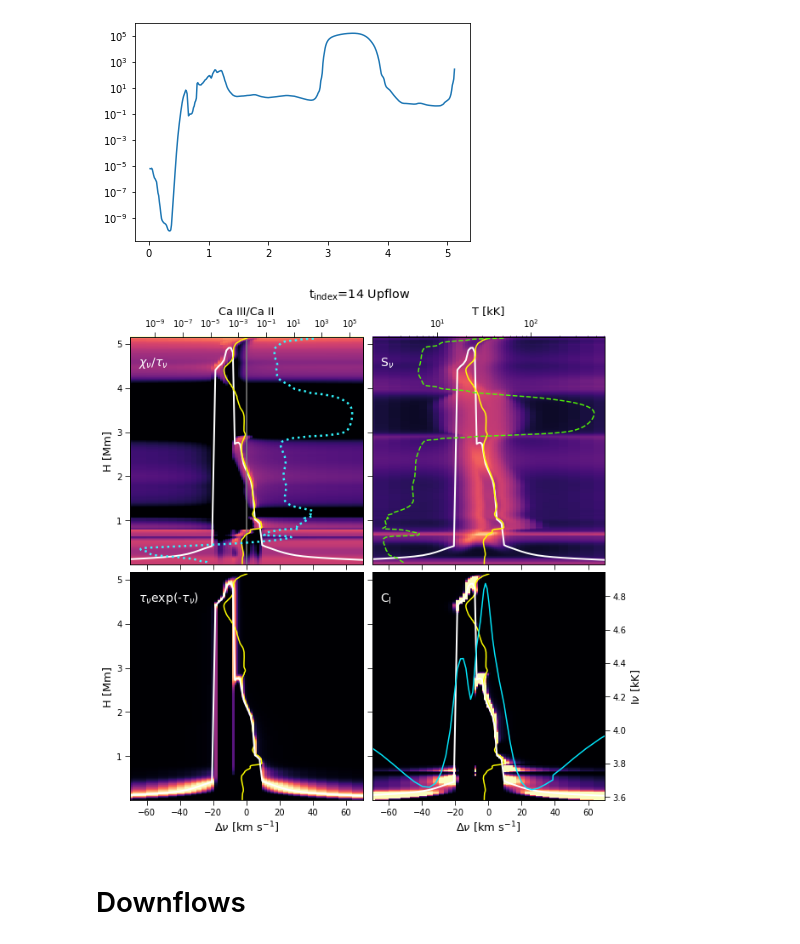
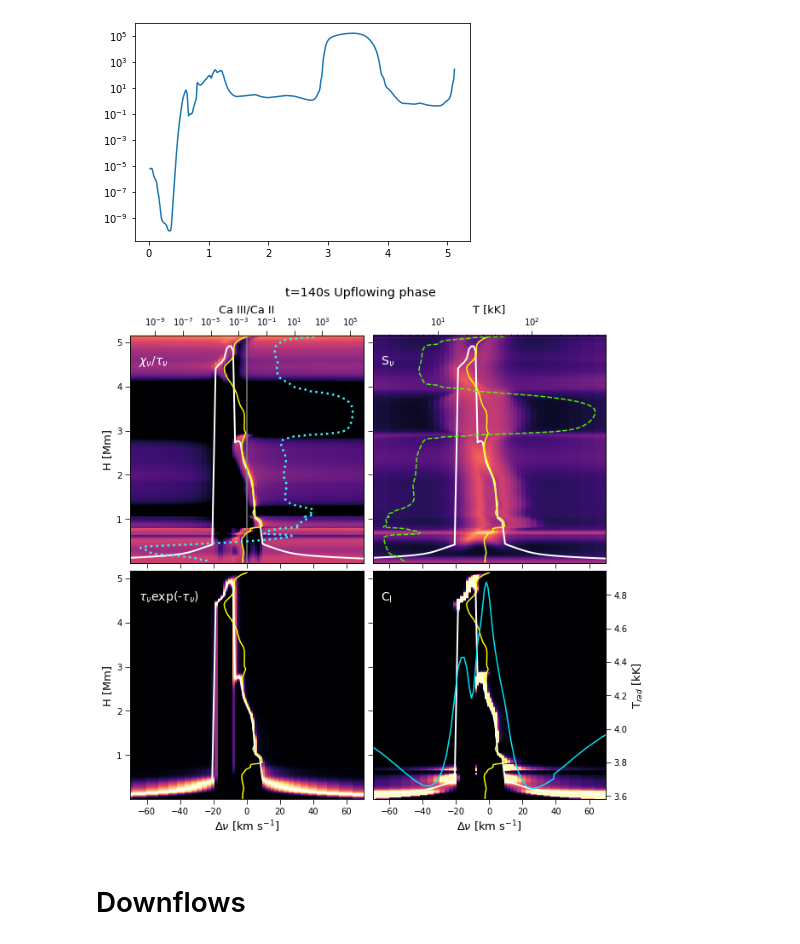
Before and after one commit to souvikita/Bifrost-simulation-analysis, a Jupyter notebook: Cont_func_Ca.ipynb, the cells around one changed output. Cells and saved outputs as stored; diff of their text form; code cells hidden in the pictures.

Commit message:
Corrected units and title of cont function plots

```diff
--- a/Cont_func_Ca.ipynb
+++ b/Cont_func_Ca.ipynb
@@ -154,7 +154,7 @@ plt.yscale('log')
 xdopp_minmax=[-70,70]
 cmap1 = 'magma'
 fig, axs =plt.subplots(2,2,figsize=(10,10),facecolor='w', edgecolor='k')
-fig.suptitle(r't$_{\mathrm{index}}$=14 Upflow',va='center',y=0.95,size='x-large')
+fig.suptitle(r't=140s Upflowing phase',va='center',y=0.95,size='x-large')
 fig.subplots_adjust(hspace = 0.04,wspace=0.04)
 axs=axs.ravel()
 
@@ -205,35 +205,35 @@ im2 = NonUniformImage(axs[2], interpolation='nearest', extent=[xdopp_minmax[0],x
 im2.set_data(x1,z1[:980:-1],np.flipud(np.squeeze((tau_factor_new.T))))
 axs[2].set_xlim(-70,70)
 axs[2].set_ylim(z1[1410],5.15)
 axs[2].images.append(im2)
 axs[2].text(-65,4.5,r'$\tau_{\nu}$exp(-$\tau_{\nu}$)',color='white',size=14)
 axs[2].plot(-1*vel_juan[0,4866,14,980:1410]/1e3,z1[980:1410],color='yellow')
 axs[2].plot(dopp_cak,Tau_ht_new[X_pix,Y_pix,indices[20:75]]/1e6,color='white',linewidth=2)
 axs[2].tick_params(direction='out', length=6,color='black')
 axs[2].set_ylabel('H [Mm]',fontsize=13)
 axs[2].set_xlabel(r'$\Delta$$\nu$ [km s$^{-1}$]',fontsize=13)
 
 norm4 = cm.colors.Normalize(vmax=7e-16, vmin=0)
 im3 = NonUniformImage(axs[3], interpolation='nearest', extent=[xdopp_minmax[0],xdopp_minmax[1],z1[1410],z1[980]],cmap=cmap1,norm=norm4)
 im3.set_data(x1,z1[:980:-1],np.flipud(np.squeeze((C_I.T))))
 axs[3].set_xlim(-70,70)
 axs[3].set_ylim(z1[1410],5.15)
 axs[3].images.append(im3)
 axs[3].text(-65,4.5,r'C$_{\mathrm{I}}$',color='white',size=14)
 axs[3].plot(-1*vel_juan[0,4866,14,980:1410]/1e3,z1[980:1410],color='yellow')
 axs[3].plot(dopp_cak,Tau_ht_new[X_pix,Y_pix,indices[20:75]]/1e6,color='white',linewidth=2)
 axs[3].tick_params(direction='out', length=6,color='black')
 axs[3].set_yticklabels([])
 axs[3].set_xlabel(r'$\Delta$$\nu$ [km s$^{-1}$]',fontsize=13)
 
 ax3=axs[3].twinx()
 #color ='tab:black'
-ax3.set_ylabel(r'I$\nu$ [kK]',fontsize=13)
+ax3.set_ylabel(r'T$_{rad}$ [kK]',fontsize=13)
 ax3.plot(dopp_cak,T_brightness/1e3,color='#03E5FA')
 ax3.tick_params(direction='out', length=6,color='black')
 plt.savefig('/mn/stornext/d9/souvikb/paper5_results/Cont_func_RBE_Ca.pdf',dpi=400,format='pdf',bbox_inches = 'tight',pad_innches=0.1)
 # %% [output]
-[figure, old version]
+[figure, new version]
 # %% [markdown]
 # Downflows
 # %%
```
Also changed, not shown: parts of 3 cells of this notebook.
